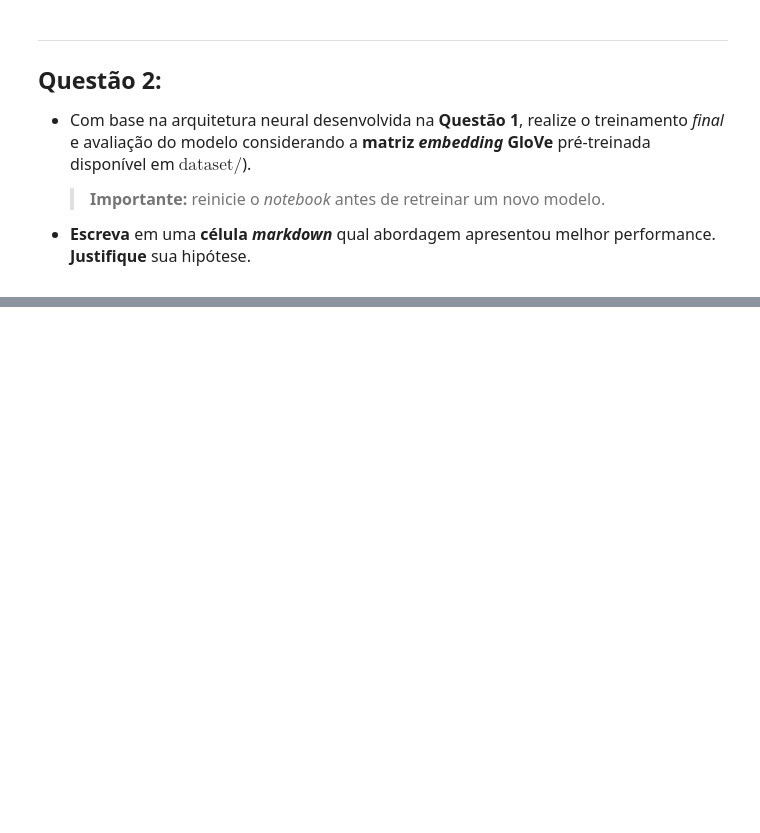
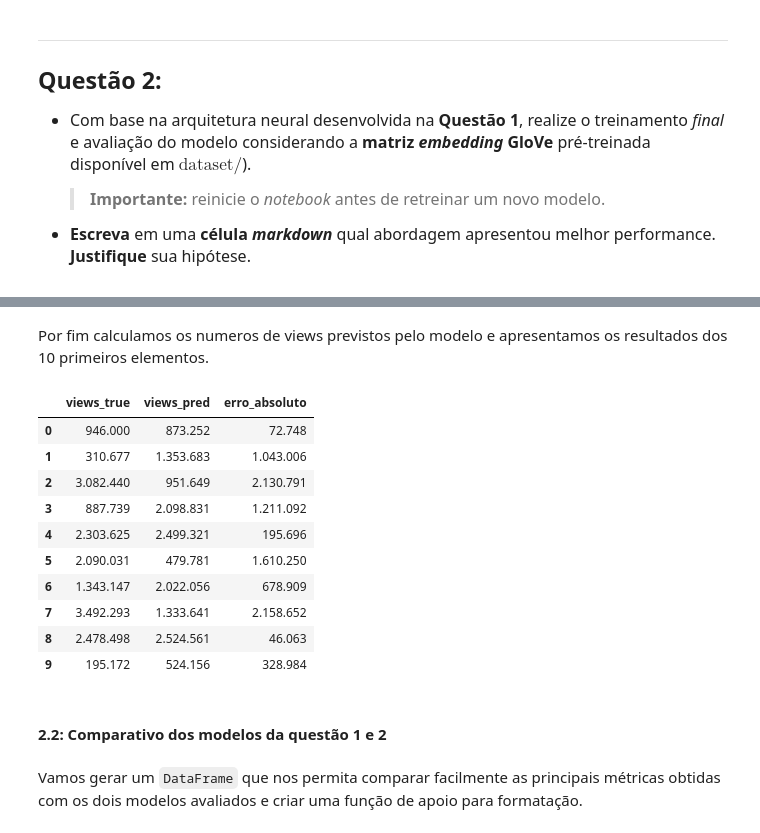
Before and after one commit to gilcesarf/imd1107-202601, a Jupyter notebook: 3-unidade/atividade1.ipynb, the cells around one changed output, grey strips where cells are left out. Saved outputs shown, nothing was run; the diff lists cells and outputs as text; code cells hidden in the pictures; blank space fills up the shorter version.

```diff
--- a/3-unidade/atividade1.ipynb
+++ b/3-unidade/atividade1.ipynb
@@ -1387,0 +1409,14 @@ Com esse critério, o melhor desempenho foi obtido pelo modelo `32_relu_sgd`, qu
+# %%
+VOCAB_SIZE = 10000
+MAX_LEN = 100
+# vamos manter o padrão de 100 dimensões para embedding por conta da questão 2, cujo GloVe possui 100 dimensões tambem
+EMBED_DIM = 100
+
+text_vectorizer = layers.TextVectorization(
+    name="TextVectorizer",
+    max_tokens=VOCAB_SIZE,
+    output_sequence_length=MAX_LEN,
+    standardize=Preprocessor
+)
+
+text_vectorizer.adapt(X_train)
@@ -1387,0 +1585,11 @@ Com esse critério, o melhor desempenho foi obtido pelo modelo `32_relu_sgd`, qu
+# %%
+EPOCHS = 30
+BATCH_SIZE = 32
+
+glove_history = glove_model.fit(
+    X_train_model,
+    y_train_model,
+    epochs=EPOCHS,
+    batch_size=BATCH_SIZE,
+    verbose=1
+)
@@ -1387,0 +1632,5 @@ Com esse critério, o melhor desempenho foi obtido pelo modelo `32_relu_sgd`, qu
+# %%
+y_pred_scaled_glove = glove_model.predict(X_test_model)
+
+y_pred_log_glove = scaler_y.inverse_transform(y_pred_scaled_glove).ravel()
+y_pred_views_glove = np.expm1(y_pred_log_glove)
@@ -1387,0 +1667,33 @@ Com esse critério, o melhor desempenho foi obtido pelo modelo `32_relu_sgd`, qu
+# %% [markdown]
+Por fim calculamos os numeros de views previstos pelo modelo e apresentamos os resultados dos 10 primeiros elementos.
+# %%
+df_predicoes_glove = pd.DataFrame({
+    "views_true": y_test_views,
+    "views_pred": y_pred_views_glove,
+    "erro_absoluto": np.abs(y_test_views - y_pred_views_glove)
+})
+
+df_predicoes_glove_formatado = df_predicoes_glove.copy()
+
+for col in ["views_true", "views_pred", "erro_absoluto"]:
+    df_predicoes_glove_formatado[col] = df_predicoes_glove_formatado[col].apply(
+        lambda v: br_number(v, decimals=0)
+    )
+
+df_predicoes_glove_formatado.head(10)
+# %% [output]
+|  | views_true | views_pred | erro_absoluto |
+| 0 | 946.000 | 873.252 | 72.748 |
+| 1 | 310.677 | 1.353.683 | 1.043.006 |
+| 2 | 3.082.440 | 951.649 | 2.130.791 |
+| 3 | 887.739 | 2.098.831 | 1.211.092 |
+| 4 | 2.303.625 | 2.499.321 | 195.696 |
+| 5 | 2.090.031 | 479.781 | 1.610.250 |
+| 6 | 1.343.147 | 2.022.056 | 678.909 |
+| 7 | 3.492.293 | 1.333.641 | 2.158.652 |
+| 8 | 2.478.498 | 2.524.561 | 46.063 |
+| 9 | 195.172 | 524.156 | 328.984 |
+# %% [markdown]
+#### **2.2**: Comparativo dos modelos da questão 1 e 2
+# %% [markdown]
+Vamos gerar um `DataFrame` que nos permita comparar facilmente as principais métricas obtidas com os dois modelos avaliados e criar uma função de apoio para formatação.
```
Also changed, not shown: parts of 39 cells of this notebook, 4 other files.
